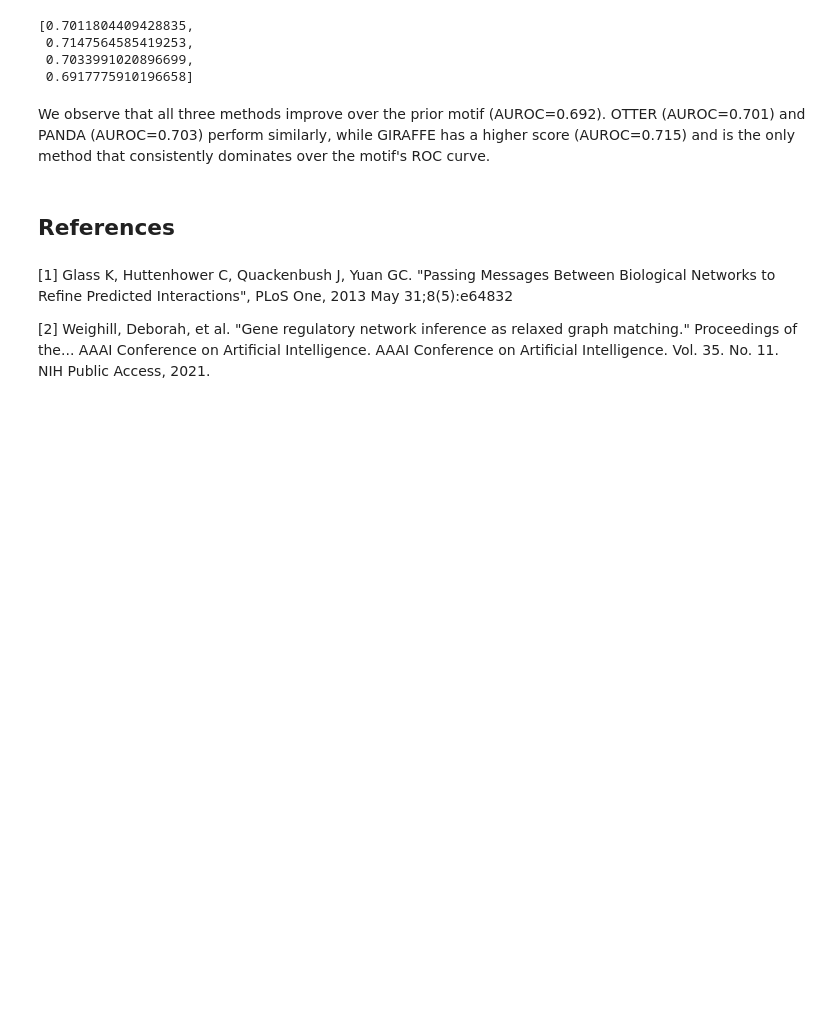
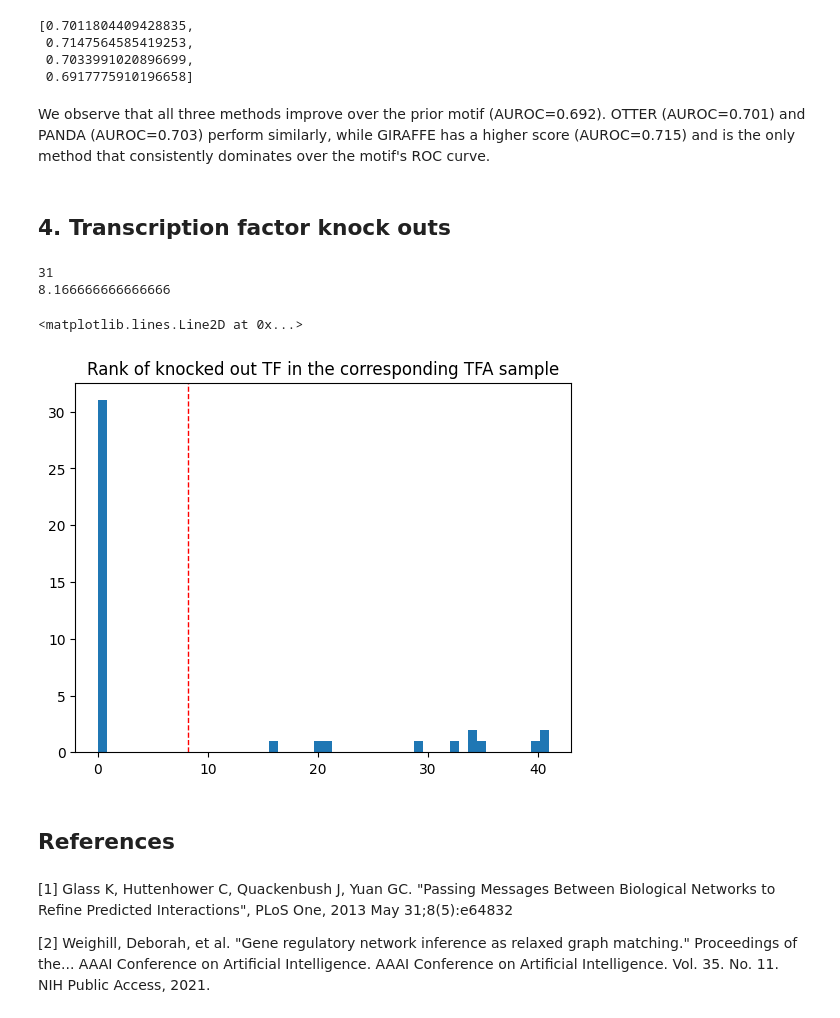
Before and after one commit to soelmicheletti/giraffe, a Jupyter notebook: notebooks/Recovering regulation on Yeast.ipynb, the cells around one changed output. Drawn from its saved outputs; the diff is of its cells as text; code cells hidden in the pictures; blank space fills up the shorter version.

```diff
--- a/notebooks/Recovering regulation on Yeast.ipynb
+++ b/notebooks/Recovering regulation on Yeast.ipynb
@@ -122,6 +123,56 @@ giraffe.utils.plot_auroc(ground_truth,
  0.6917775910196658]
 # %% [markdown]
 We observe that all three methods improve over the prior motif (AUROC=0.692). OTTER (AUROC=0.701) and PANDA (AUROC=0.703) perform similarly, while GIRAFFE has a higher score (AUROC=0.715) and is the only method that consistently dominates over the motif's ROC curve.
+# %% [markdown]
+## 4. Transcription factor knock outs
+# %%
+expression = pd.read_csv("data/YEAST/expression/TFKOexpressionData.csv", index_col = 0)
+prior = pd.read_csv("data/YEAST/prior/S8_50-TF_ChIP-PC_binary_network_with_signs_from_ZEV.csv", index_col = 0).T
+ppi = pd.read_csv("data/yeast/ppi.txt", index_col = 0)
+# %%
+tf = []
+for p in prior.index:
+    if p in ppi.index:
+        tf.append(p)
+E = pd.DataFrame(0, index = expression.index, columns = set(tf))
+M = pd.DataFrame(0, index = prior.columns, columns = set(tf))
+P = pd.DataFrame(0, index = tf, columns = set(tf))
+for t in tf:
+    E.loc[:, t] = expression.loc[:, t]
+    M.loc[:, t] = prior.loc[t, :]
+    P.loc[:, t] = ppi.loc[:, t]
+E = E.loc[E.index.isin(prior.columns), :]
+E.sort_index(axis = 1, inplace = True)
+M.sort_index(axis = 1, inplace = True)
+P.sort_index(axis = 0, inplace = True)
+P.sort_index(axis = 1, inplace = True)
+from sklearn.preprocessing import normalize
+E = normalize(E, axis=0, norm='max')
+# %%
+def get_rank(TFA):
+    res = []
+    for i in range(TFA.shape[1]):
+        scores = TFA[i, i]
+        a = np.sort(TFA[:, i])
+        res += [np.sum(scores > a)]
+    return np.asarray(res)
+
+model = giraffe.Giraffe(E, M.to_numpy(), P + np.eye(P.shape[0]))
+R = model.get_regulation()
+TFA = model.get_tfa()
+rank = get_rank(TFA)
+print(np.sum(rank == 0))
+print(np.mean(rank))
+# %% [output]
+31
+8.166666666666666
+# %%
+plt.hist(rank, bins = 50)
+plt.title("Rank of knocked out TF in the corresponding TFA sample")
+plt.axvline(np.mean(rank), color='red', linestyle='dashed', linewidth=1)
+# %% [output]
+<matplotlib.lines.Line2D at 0x...>
+[figure, added]
 # %% [markdown]
 ## References
 # %% [markdown]
```
Also changed, not shown: parts of 1 cell of this notebook.
